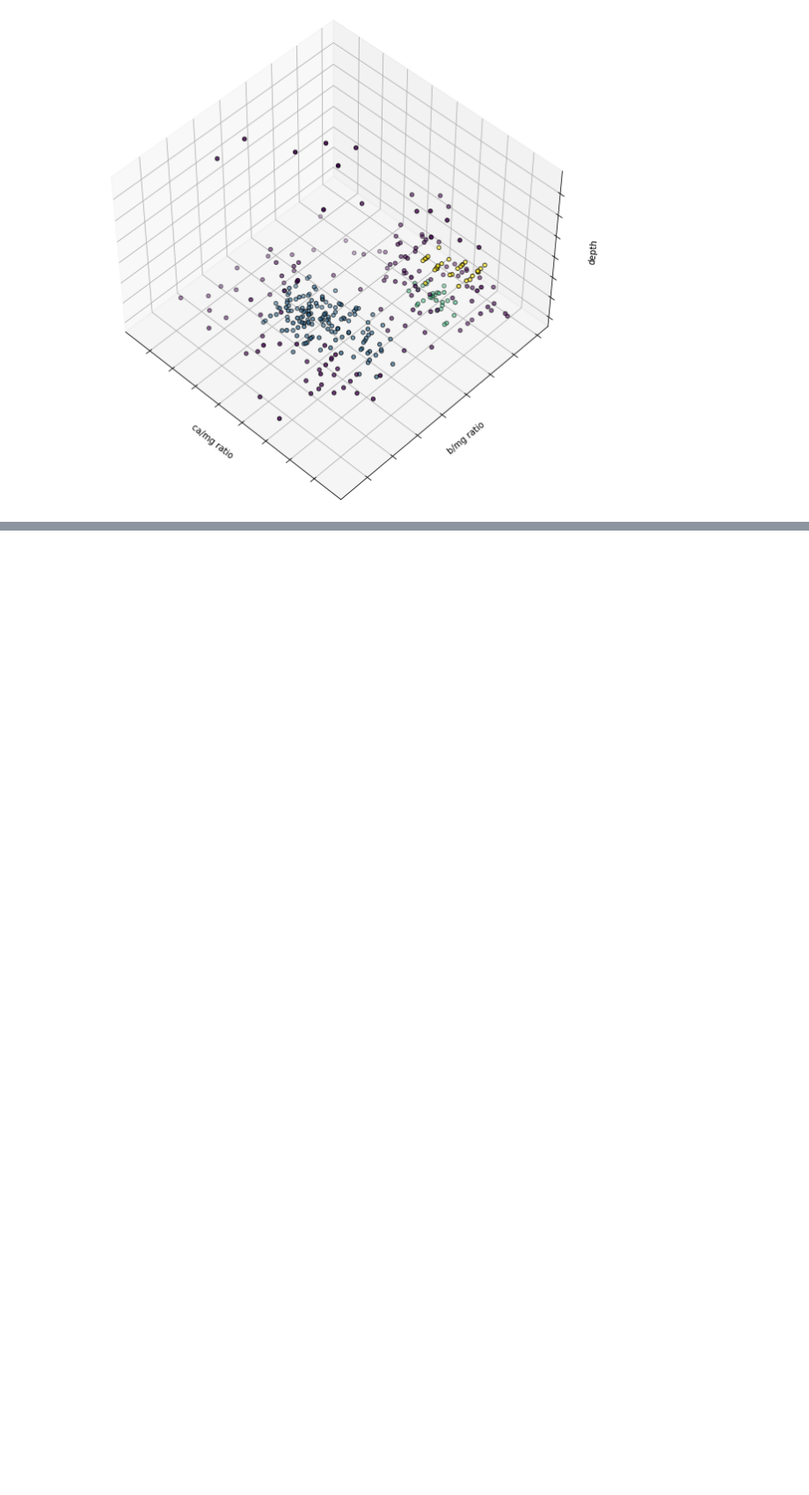
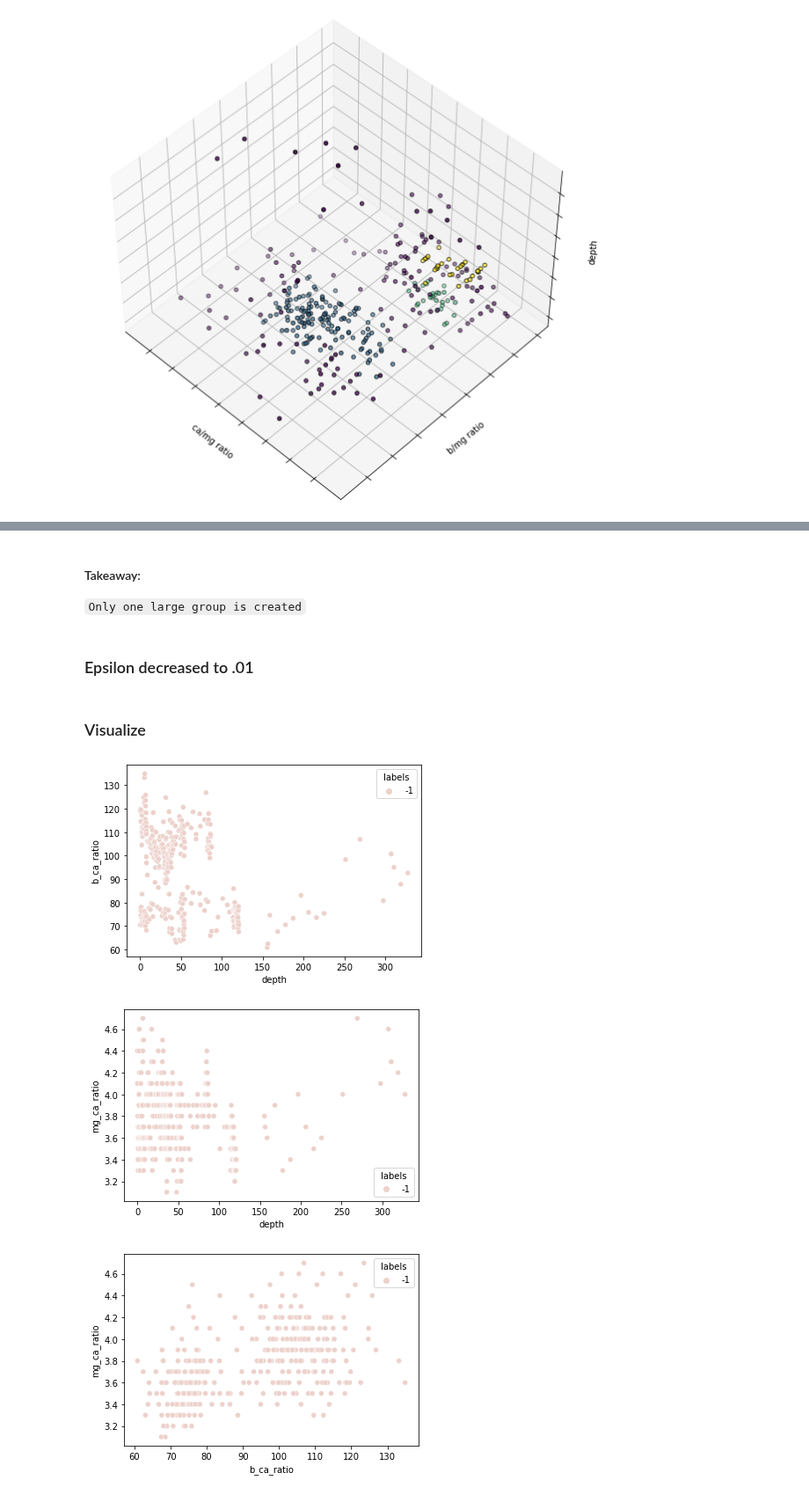
Before and after one commit to CSolitaire/anomaly-detection-exercises, a Jupyter notebook: clustering_anomaly_detection.ipynb, the cells around one changed output, grey strips where cells are left out. Shown at 88% size. Drawn from its saved outputs; the diff is of its cells as text; code cells hidden in the pictures; blank space fills up the shorter version.

```diff
--- a/clustering_anomaly_detection.ipynb
+++ b/clustering_anomaly_detection.ipynb
@@ -221,0 +279,44 @@ plt.show()
+# %% [markdown]
+#### Takeaway:
+
+`Only one large group is created`
+# %% [markdown]
+### Epsilon decreased to .01
+# %%
+# Change eps to .01 (default is .1)
+dbsc = DBSCAN(eps = .01, min_samples = 20).fit(np_array)
+
+# Now, let's add the scaled value columns back onto the dataframe
+columns = list(df1.columns)
+scaled_columns = ["Scaled_" + column for column in columns]
+
+# Save a copy of the original dataframe
+original_df = df1.copy()
+
+# Create a dataframe containing the scaled values
+scaled_df = pd.DataFrame(np_array, columns=scaled_columns)
+
+# Merge the scaled and non-scaled values into one dataframe
+df = df1.merge(scaled_df, on=df1.index)
+df = df.drop(columns=['key_0'])
+
+#extract labels
+labels = dbsc.labels_
+
+#add them back to df
+df['labels'] = labels
+# %% [markdown]
+### Visualize
+# %%
+sns.scatterplot(df.depth, df.b_ca_ratio, hue=df.labels)
+plt.show()
+
+sns.scatterplot(df.depth, df.mg_ca_ratio, hue=df.labels)
+plt.show()
+
+sns.scatterplot(df.b_ca_ratio, df.mg_ca_ratio, hue=df.labels)
+plt.show()
+# %% [output]
+[figure, added]
+[figure, added]
+[figure, added]
```
Also changed, not shown: parts of 15 cells of this notebook.
